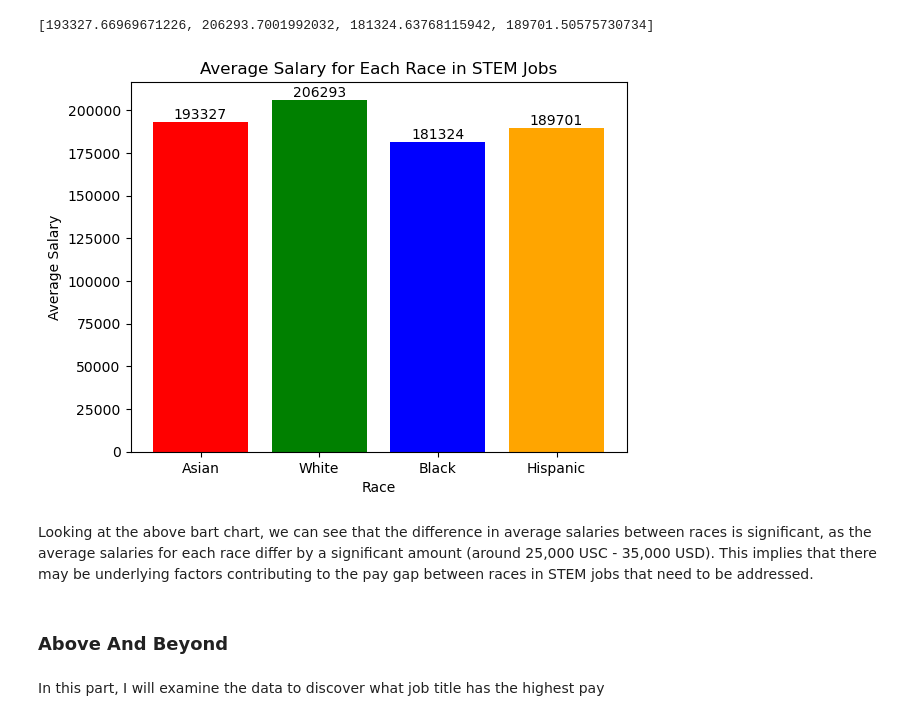
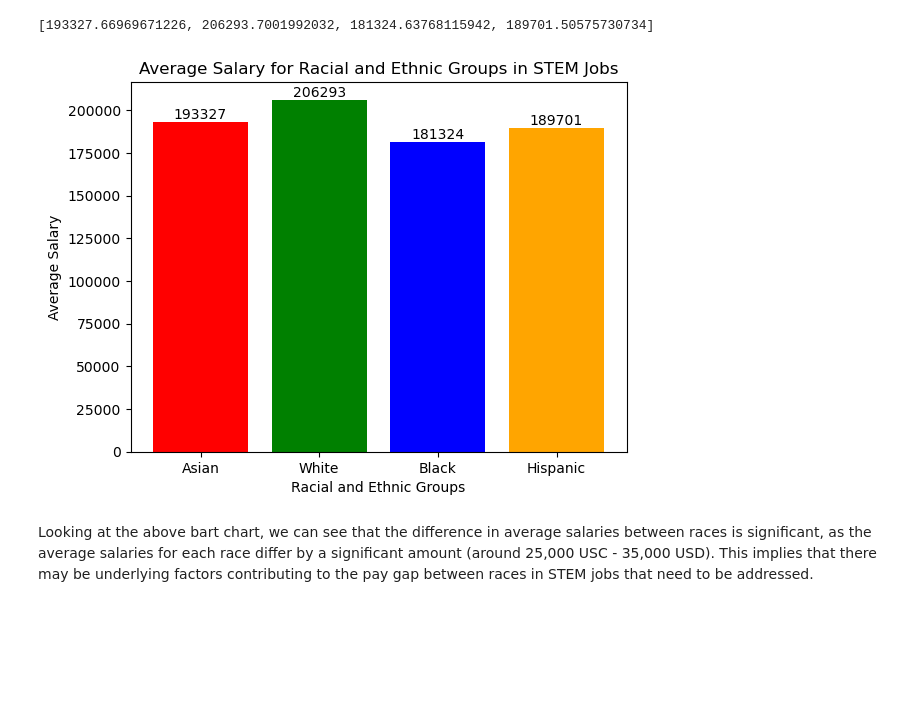
Before and after one commit to toanlc01/Data-Analysis-of-STEM-salary, a Jupyter notebook: stem-salary-analysis.ipynb, the cells around one changed output. Saved outputs shown, nothing was run; the diff lists cells and outputs as text; code cells hidden in the pictures; blank space fills up the shorter version.

```diff
--- a/stem-salary-analysis.ipynb
+++ b/stem-salary-analysis.ipynb
@@ -157,25 +157,21 @@ salaries
 # %%
 # a list of labels for each race
 race_labels = ['Asian', 'White', 'Black', 'Hispanic']
 
 # a list of colors for each race
 race_colors = ['red', 'green', 'blue', 'orange']
 
 # Add the number on top of each column
 for i, v in enumerate(salaries):
     plt.text(i, v+2000, str(int(v)), ha='center')
 
 # Plot a bar chart to visualize the average salaries for each race
 plt.bar(race_labels, salaries, color = race_colors)
-plt.title('Average Salary for Each Race in STEM Jobs')
-plt.xlabel('Race')
+plt.title('Average Salary for Racial and Ethnic Groups in STEM Jobs')
+plt.xlabel('Racial and Ethnic Groups')
 plt.ylabel('Average Salary')
 plt.show()
 # %% [output]
-[figure, old version]
+[figure, new version]
 # %% [markdown]
 Looking at the above bart chart, we can see that the difference in average salaries between races is significant, as the average salaries for each race differ by a significant amount (around 25,000 USC - 35,000 USD). This implies that there may be underlying factors contributing to the pay gap between races in STEM jobs that need to be addressed.
-# %% [markdown]
-### Above And Beyond
-# %% [markdown]
-In this part, I will examine the data to discover what job title has the highest pay
```
Also changed, not shown: parts of 28 cells of this notebook.
